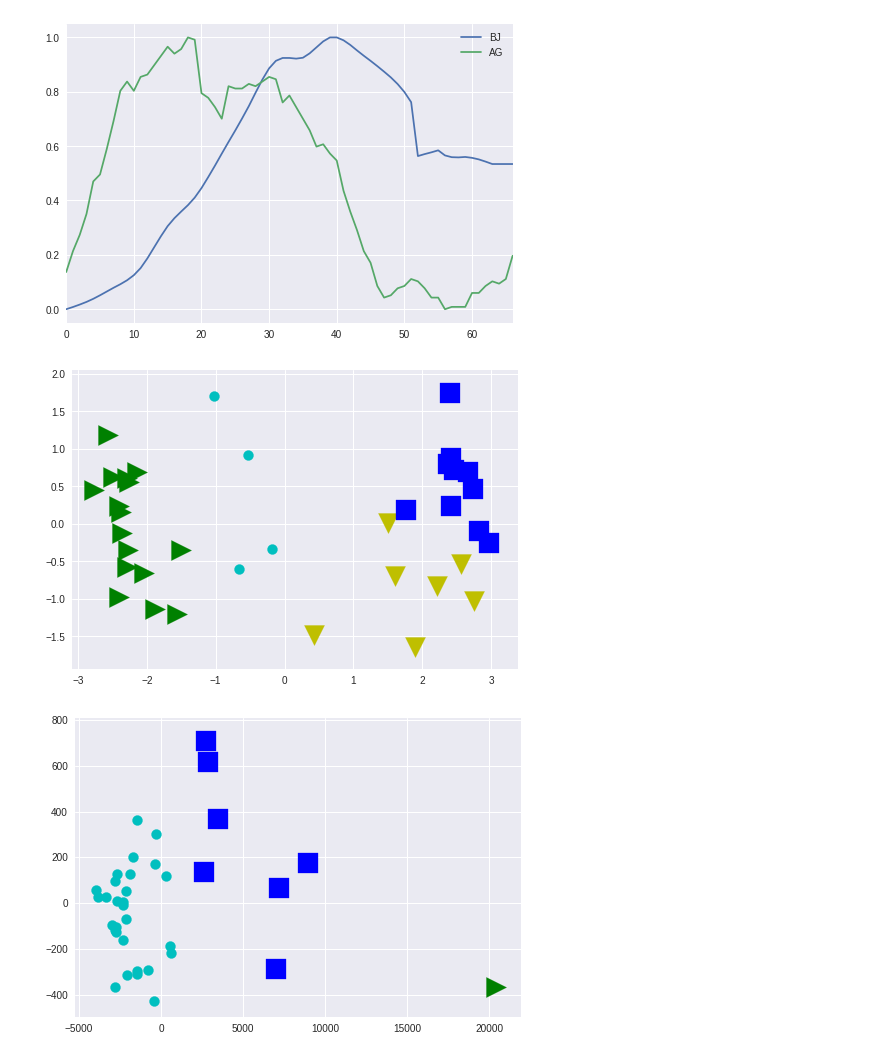
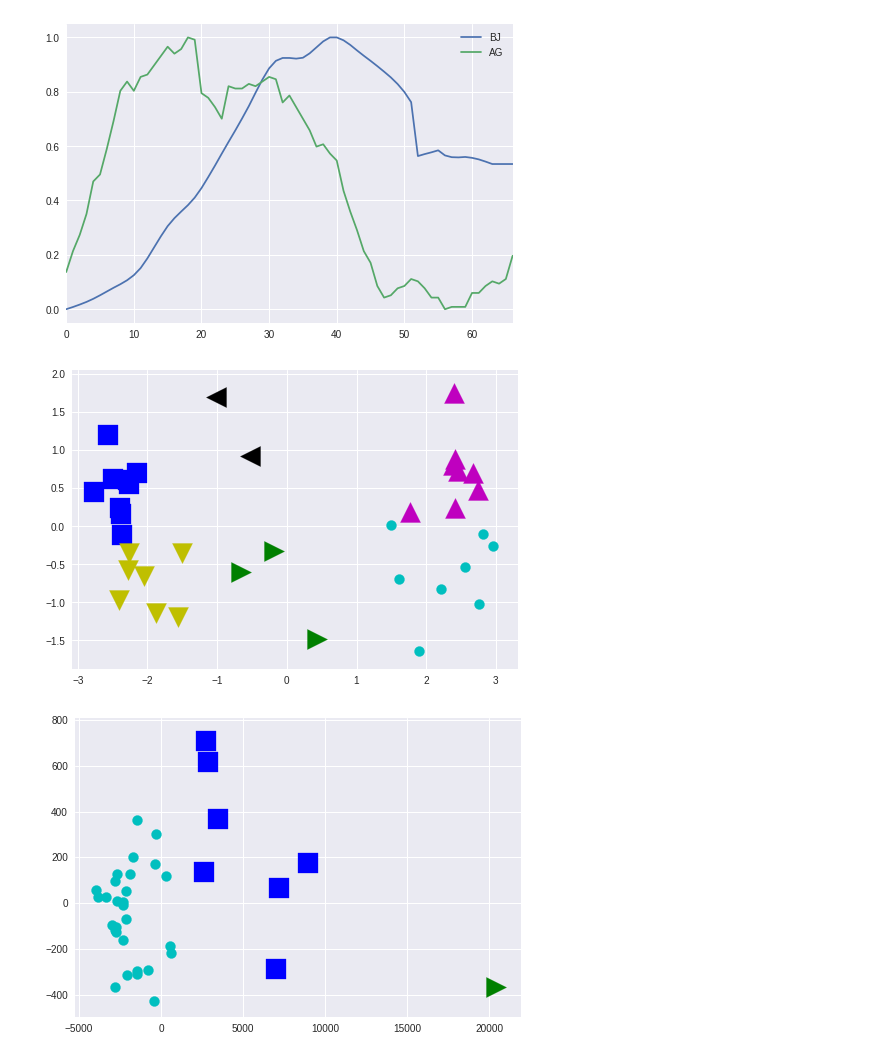
Before and after one commit to sebwdz/JobAnalysis, a Jupyter notebook: core/notebooks/ESA descriptive analysis.ipynb, the cells around one changed output. Drawn from its saved outputs; the diff is of its cells as text; code cells hidden in the pictures.

Commit message:
add kmeans clustering in CESATEM_ESA descriptive analysis

```diff
--- a/core/notebooks/ESA descriptive analysis.ipynb
+++ b/core/notebooks/ESA descriptive analysis.ipynb
@@ -121,17 +121,17 @@ plt.show()
 # %%
 s_data = data_frame.copy().drop("Date", axis=1)
 s_data = (s_data - s_data.min()) / (s_data.max() - s_data.min())
 s_data = s_data.transpose()
 reduced_data = sklearn.decomposition.PCA(n_components=2).fit_transform(s_data)
-kmeans = sklearn.cluster.KMeans(n_clusters=4, random_state=0).fit(reduced_data)
+kmeans = sklearn.cluster.KMeans(n_clusters=6, random_state=0).fit(reduced_data)
 plot = [".", ",", ">", "v", "^", "<", "s", "8"]
 color = ["c", "b", "g", "y", "m", "k"]
 for i in range(0, reduced_data.shape[0]):
     plt.scatter(reduced_data[i,0], reduced_data[i,1], c=color[kmeans.labels_[i]],
                 marker=plot[kmeans.labels_[i]], s=400)
 plt.show()
 # %% [output]
-[figure, old version]
+[figure, new version]
 # %%
 s_data = data_frame.copy().drop("Date", axis=1)
 s_data = s_data.transpose()
```
Also changed, not shown: 2 other files.
